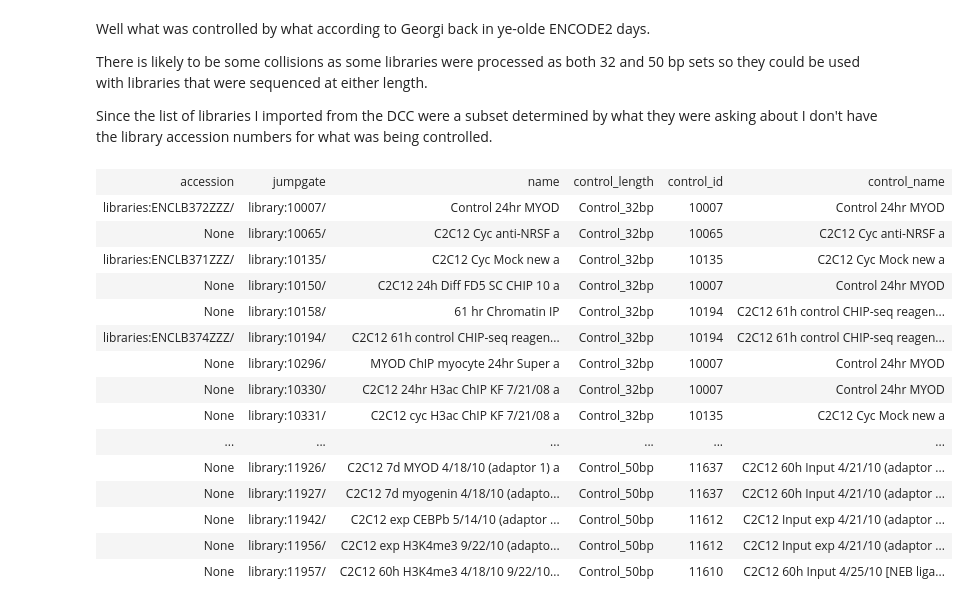
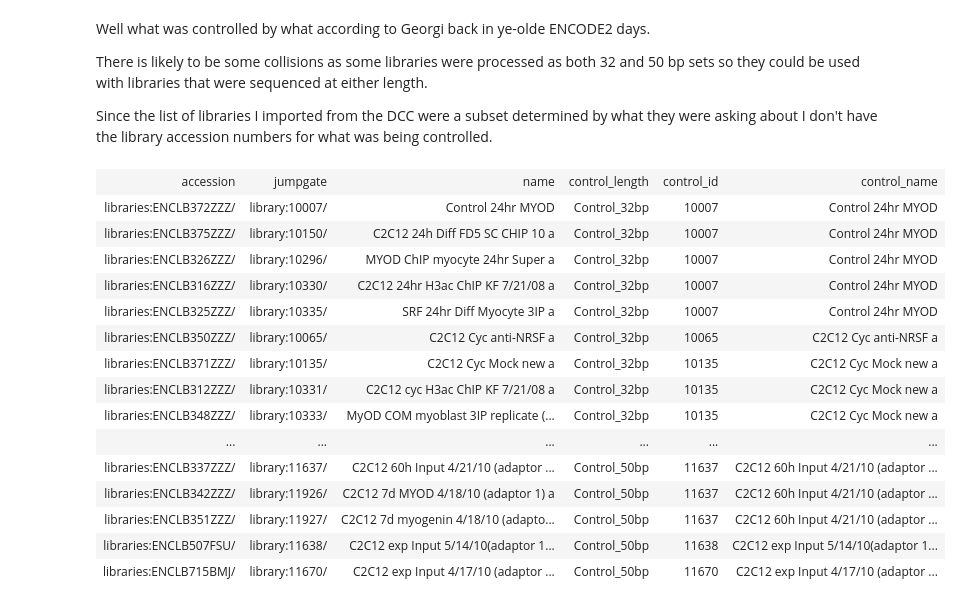
Before and after one commit to detrout/encode3-curation, a Jupyter notebook: validate_encode2_flowcell_library_metadata.ipynb, the cells around one changed output. Saved outputs shown, nothing was run; the diff lists cells and outputs as text; code cells hidden in the pictures.

```diff
--- a/validate_encode2_flowcell_library_metadata.ipynb
+++ b/validate_encode2_flowcell_library_metadata.ipynb
@@ -318,6 +342,24 @@ for href in fastq_header_cache:
                    '11670-C2C12-exp-Input-adaptor-9-FC80GWA_s_3.fastq.bz2': ('FC80GWA', '3', 'GATCAG'),
                    '11610-C2C12-60h-Input-adaptor-4-FC80GWA_s_1.fastq.bz2': ('FC80GWA', '1', 'TGACCA'),
                    '11610-C2C12-60h-Input-61MH7AAXX_c38_l5.36mers.fastq.bz2': ('61MH7AAXX', '5'),
+
+                   # More addeded because of adding biosample ENCBS127ENC
+                   '11957-C2C12-60h-H3K4me3-adaptor-2-FC8082C_s_8.fastq.bz2': ('FC8082C', '8', 'CGATGT'),
+                   '10703_C2C12-60h-Pol2pS2-30VU4AAXX_c37_l5.32mers.fastq.bz2': ('30VU4AAXX', '5'),
+                   '11669-C2C12-60h-H3K79me2-adaptor-2-FC80GWA_s_3.fastq.bz2': ('FC80GWA', '3', 'CGATGT'),
+                   '11847-C2C12-60h-CEBPb-adaptor-6-FC80GWA_s_7.fastq.bz2': ('FC80GWA', '7', 'GCCAAT'),
+                   '11682-C2C12-60h-Max-adaptor-7-FC80GWA_s_4.fastq.bz2': ('FC80GWA', '4', 'CAGATC'),
+                   '10481-C2C12-60h-MyoD-70JARAAXX_s_2.32mers.fastq.bz2': ('70JARAXX', '2'),
+                   '11644-C2C12-60h-USF1-adaptor-6-FC80GWA_s_3.fastq.bz2': ('FC80GWA', '3', 'GCCAAT'),
+                   '11832-C2C12-60h-H3K4me2-adaptor-3-FC80GWA_s_6.fastq.bz2': ('FC80GWA', '6', 'TTAGGC'),
+                   '11718-C2C12-60h-E2F4-adaptor-3-FC81CNN_s_4.fastq.bz2': ('FC81CNN', '4', 'TTAGGC'),
+                   '10065-C2C12-exp-NRSF-70JARAAXX_s_1.32mers.fastq.bz2': ('70JARAAXX', '1'),
+                   '11719-C2C12-60h-HEB-adaptor-1-FC80GWA_s_6.fastq.bz2': ('FC80GWA', '6', 'ATCACG'),
+                   '11697-C2C12-60h-H3k36me3-adaptor-6-FC80GWA_s_5.fastq.bz2': ('FC80GWA', '5', 'GCCAAT'),
+                   '11653-C2C12-60h-CEBPb-adaptor-1-FC81CNN_s_4.fastq.bz2': ('FC81CNN', '4', 'GCCAAT'),
+                   '10704_C2C12-60h-8WG16-30VU4AAXX_c37_l7.32mers.fastq.bz2': ('30VU4AAXX', '7'),
+                   '10703_C2C12-60h-Pol2pS2-30VU4AAXX_c37_l6.32mers.fastq.bz2': ('30VU4AAXX', '6'),
+                   '10704_C2C12-60h-8WG16-30VU4AAXX_c37_l8.32mers.fastq.bz2': ('30VU4AAXX', '8'),
                   }.get(filename)
 
     if not read_id:
@@ -768,5 +809,14 @@ where {
 }
-# %%
-for row in jumpgate_ids:
-    jumpgate = row['jumpgate']
-    load_into_model(model, 'rdfa', jumpgate)
+# %%
+for i, row in enumerate(jumpgate_ids):
+    jumpgate = row['jumpgate']
+    library_id = str(jumpgate)[-6:-1]
+    alias = '/barbara-wold:' + library_id
+    jsonld = server.get_jsonld(alias)
+    accession = RDF.Node(RDF.Uri("https://www.encodeproject.org" + jsonld['@id']))
+    htsw_library = RDF.Node(RDF.Uri("http://jumpgate.caltech.edu/wiki/LibraryOntology#library"))
+    s = RDF.Statement(accession, htsw_library, jumpgate)
+    print(i, str(accession))
+    model.append(s)
+    load_into_model(model, 'rdfa', jumpgate)
+    load_jsonld_into_model(model, jsonld)
@@ -805,30 +873,30 @@ Since the list of libraries I imported from the DCC were a subset determined by
 # %%
 %%sparql -m model
 select ?accession ?jumpgate ?name ?control_length ?control_id ?control_name
 where {
   ?jumpgate
             daf:controlId ?control_id ;
             daf:control_library ?control_library ;
             daf:control ?control_length .
   OPTIONAL { ?accession htsw:library ?jumpgate .}
   OPTIONAL { ?jumpgate htsw:name ?name . }
   OPTIONAL { ?control_library htsw:name ?control_name }
 }
-order by ?jumpgate
+order by ?control_id ?control_length ?jumpgate
 # %% [output]
 | accession | jumpgate | name | control_length | control_id | control_name |
 | libraries:ENCLB372ZZZ/ | library:10007/ | Control 24hr MYOD | Control_32bp | 10007 | Control 24hr MYOD |
-| None | library:10065/ | C2C12 Cyc anti-NRSF a | Control_32bp | 10065 | C2C12 Cyc anti-NRSF a |
+| libraries:ENCLB375ZZZ/ | library:10150/ | C2C12 24h Diff FD5 SC CHIP 10 a | Control_32bp | 10007 | Control 24hr MYOD |
+| libraries:ENCLB326ZZZ/ | library:10296/ | MYOD ChIP myocyte 24hr Super a | Control_32bp | 10007 | Control 24hr MYOD |
+| libraries:ENCLB316ZZZ/ | library:10330/ | C2C12 24hr H3ac ChIP KF 7/21/08 a | Control_32bp | 10007 | Control 24hr MYOD |
+| libraries:ENCLB325ZZZ/ | library:10335/ | SRF 24hr Diff Myocyte 3IP a | Control_32bp | 10007 | Control 24hr MYOD |
+| libraries:ENCLB350ZZZ/ | library:10065/ | C2C12 Cyc anti-NRSF a | Control_32bp | 10065 | C2C12 Cyc anti-NRSF a |
 | libraries:ENCLB371ZZZ/ | library:10135/ | C2C12 Cyc Mock new a | Control_32bp | 10135 | C2C12 Cyc Mock new a |
-| None | library:10150/ | C2C12 24h Diff FD5 SC CHIP 10 a | Control_32bp | 10007 | Control 24hr MYOD |
-| None | library:10158/ | 61 hr Chromatin IP | Control_32bp | 10194 | C2C12 61h control CHIP-seq reagen... |
-| libraries:ENCLB374ZZZ/ | library:10194/ | C2C12 61h control CHIP-seq reagen... | Control_32bp | 10194 | C2C12 61h control CHIP-seq reagen... |
-| None | library:10296/ | MYOD ChIP myocyte 24hr Super a | Control_32bp | 10007 | Control 24hr MYOD |
-| None | library:10330/ | C2C12 24hr H3ac ChIP KF 7/21/08 a | Control_32bp | 10007 | Control 24hr MYOD |
-| None | library:10331/ | C2C12 cyc H3ac ChIP KF 7/21/08 a | Control_32bp | 10135 | C2C12 Cyc Mock new a |
+| libraries:ENCLB312ZZZ/ | library:10331/ | C2C12 cyc H3ac ChIP KF 7/21/08 a | Control_32bp | 10135 | C2C12 Cyc Mock new a |
+| libraries:ENCLB348ZZZ/ | library:10333/ | MyOD COM myoblast 3IP replicate (... | Control_32bp | 10135 | C2C12 Cyc Mock new a |
 | ... | ... | ... | ... | ... | ... |
-| None | library:11926/ | C2C12 7d MYOD 4/18/10 (adaptor 1) a | Control_50bp | 11637 | C2C12 60h Input 4/21/10 (adaptor ... |
-| None | library:11927/ | C2C12 7d myogenin 4/18/10 (adapto... | Control_50bp | 11637 | C2C12 60h Input 4/21/10 (adaptor ... |
-| None | library:11942/ | C2C12 exp CEBPb 5/14/10 (adaptor ... | Control_50bp | 11612 | C2C12 Input exp 4/21/10 (adaptor ... |
-| None | library:11956/ | C2C12 exp H3K4me3 9/22/10 (adapto... | Control_50bp | 11612 | C2C12 Input exp 4/21/10 (adaptor ... |
-| None | library:11957/ | C2C12 60h H3K4me3 4/18/10 9/22/10... | Control_50bp | 11610 | C2C12 60h Input 4/25/10 [NEB liga... |
+| libraries:ENCLB337ZZZ/ | library:11637/ | C2C12 60h Input 4/21/10 (adaptor ... | Control_50bp | 11637 | C2C12 60h Input 4/21/10 (adaptor ... |
+| libraries:ENCLB342ZZZ/ | library:11926/ | C2C12 7d MYOD 4/18/10 (adaptor 1) a | Control_50bp | 11637 | C2C12 60h Input 4/21/10 (adaptor ... |
+| libraries:ENCLB351ZZZ/ | library:11927/ | C2C12 7d myogenin 4/18/10 (adapto... | Control_50bp | 11637 | C2C12 60h Input 4/21/10 (adaptor ... |
+| libraries:ENCLB507FSU/ | library:11638/ | C2C12 exp Input 5/14/10(adaptor 1... | Control_50bp | 11638 | C2C12 exp Input 5/14/10(adaptor 1... |
+| libraries:ENCLB715BMJ/ | library:11670/ | C2C12 exp Input 4/17/10 (adaptor ... | Control_50bp | 11670 | C2C12 exp Input 4/17/10 (adaptor ... |
```
Also changed, not shown: parts of 7 cells of this notebook.
